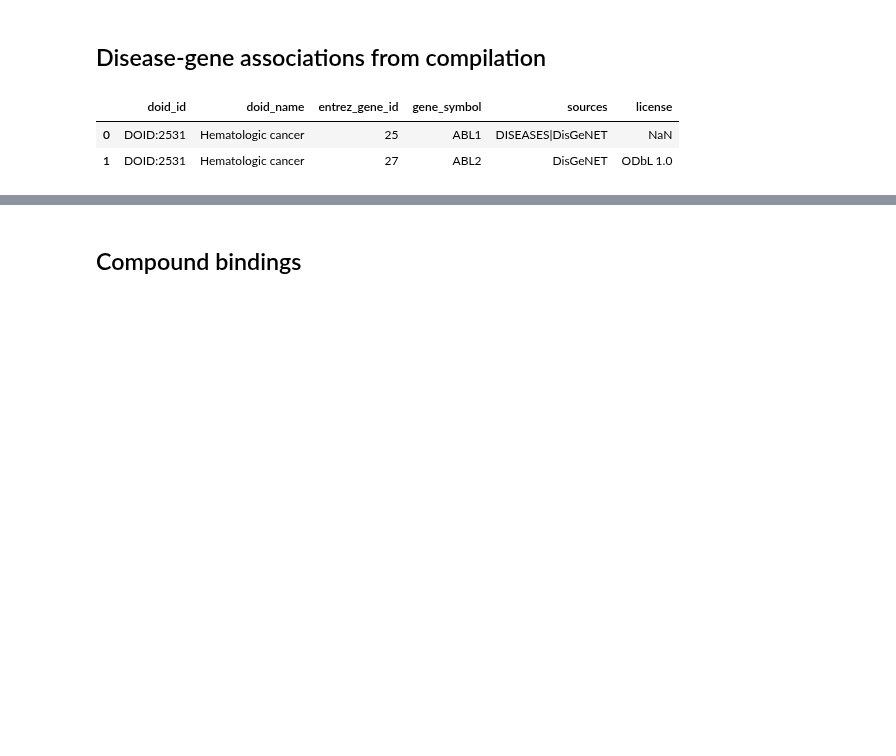
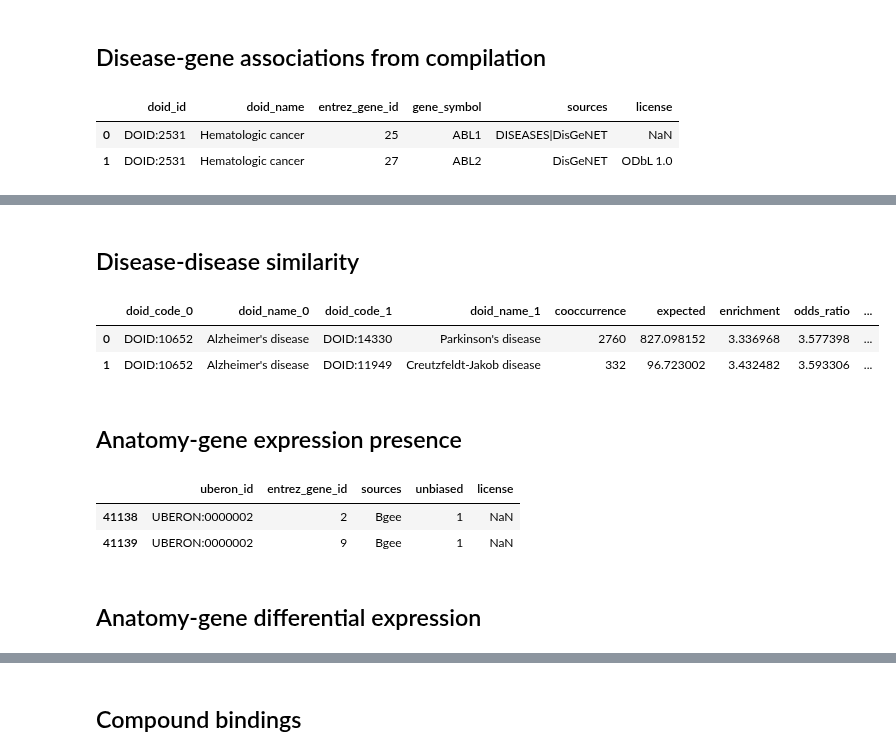
Before and after one commit to veleritas/integrate, a Jupyter notebook: integrate.ipynb, the cells around one changed output, grey strips where cells are left out. Cells and saved outputs as stored; diff of their text form; code cells hidden in the pictures; blank space fills up the shorter version.

```diff
--- a/integrate.ipynb
+++ b/integrate.ipynb
@@ -118,0 +262,13 @@ for i, row in association_df.iterrows():
+# %% [markdown]
+## Disease-disease similarity
+# %%
+commit = '60d611892bf387b5b23c5f2e2e3bc472cfce85f3'
+url = rawgit('dhimmel', 'medline', commit, 'data/disease-disease-cooccurrence.tsv')
+disease_similarity_df = pandas.read_table(url)
+disease_similarity_df = disease_similarity_df[-disease_similarity_df[['doid_code_0', 'doid_code_1']].apply(frozenset, 1).duplicated()]
+disease_similarity_df = disease_similarity_df[disease_similarity_df.p_fisher < 0.005]
+disease_similarity_df.head(2)
+# %% [output]
+|  | doid_code_0 | doid_name_0 | doid_code_1 | doid_name_1 | cooccurrence | expected | enrichment | odds_ratio | ... |
+| 0 | DOID:10652 | Alzheimer's disease | DOID:14330 | Parkinson's disease | 2760 | 827.098152 | 3.336968 | 3.577398 | ... |
+| 1 | DOID:10652 | Alzheimer's disease | DOID:11949 | Creutzfeldt-Jakob disease | 332 | 96.723002 | 3.432482 | 3.593306 | ... |
@@ -118,0 +281,10 @@ for i, row in association_df.iterrows():
+# %% [markdown]
+## Anatomy-gene expression presence
+# %%
+expr_df = pandas.read_table('compile/AeG-expression.tsv.gz', low_memory=False)
+expr_df = expr_df[expr_df.uberon_id.isin(uberon_df.uberon_id) & expr_df.entrez_gene_id.isin(coding_genes)]
+expr_df.head(2)
+# %% [output]
+|  | uberon_id | entrez_gene_id | sources | unbiased | license |
+| 41138 | UBERON:0000002 | 2 | Bgee | 1 | NaN |
+| 41139 | UBERON:0000002 | 9 | Bgee | 1 | NaN |
@@ -118,0 +300,2 @@ for i, row in association_df.iterrows():
+# %% [markdown]
+## Anatomy-gene differential expression
```
Also changed, not shown: parts of 45 cells of this notebook.
